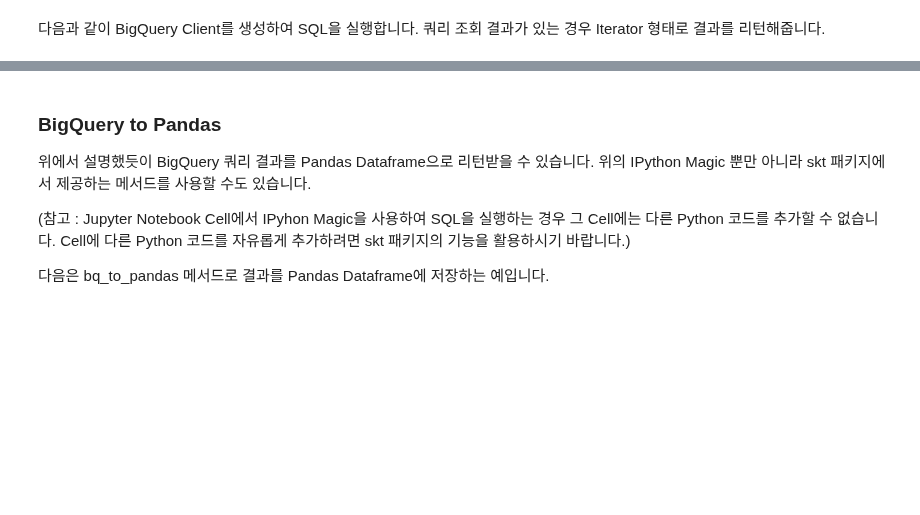
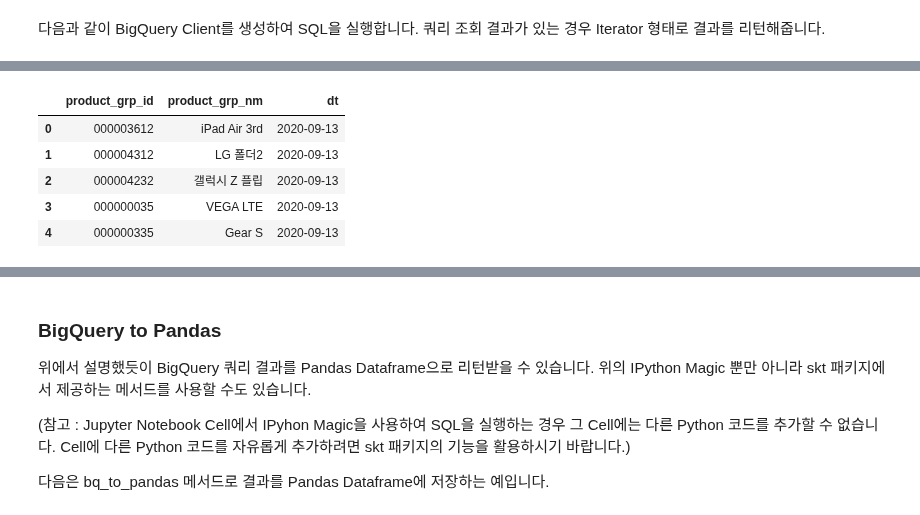
Before and after one commit to sktaiflow/skt, a Jupyter notebook: notebooks/bigquery_sample_code.ipynb, the cells around one changed output, grey strips where cells are left out. Drawn from its saved outputs; the diff is of its cells as text; code cells hidden in the pictures; blank space fills up the shorter version.

```diff
--- a/notebooks/bigquery_sample_code.ipynb
+++ b/notebooks/bigquery_sample_code.ipynb
@@ -104,0 +144,23 @@ bq_client.query(sql).result()
+# %%
+%%bq --params $query_params
+
+CREATE OR REPLACE TABLE temp_1d.wildcard_table__subpart_1
+AS
+SELECT *
+FROM tworld.twd_dst_product_group
+WHERE dt = '{max_dt}'
+;
+
+CREATE OR REPLACE TABLE temp_1d.wildcard_table__subpart_2
+AS
+SELECT *
+FROM tworld.twd_dst_product_group
+WHERE dt = '{max_dt}'
+;
+
+SELECT *
+FROM `temp_1d.wildcard_table__*`
+WHERE _TABLE_SUFFIX = 'subpart_1'
+LIMIT 5
+;
+# %% [output]
@@ -104,0 +168,6 @@ bq_client.query(sql).result()
+|  | product_grp_id | product_grp_nm | dt |
+| 0 | 000003612 | iPad Air 3rd | 2020-09-13 |
+| 1 | 000004312 | LG 폴더2 | 2020-09-13 |
+| 2 | 000004232 | 갤럭시 Z 플립 | 2020-09-13 |
+| 3 | 000000035 | VEGA LTE | 2020-09-13 |
+| 4 | 000000335 | Gear S | 2020-09-13 |
```
Also changed, not shown: parts of 18 cells of this notebook, 3 other files.
